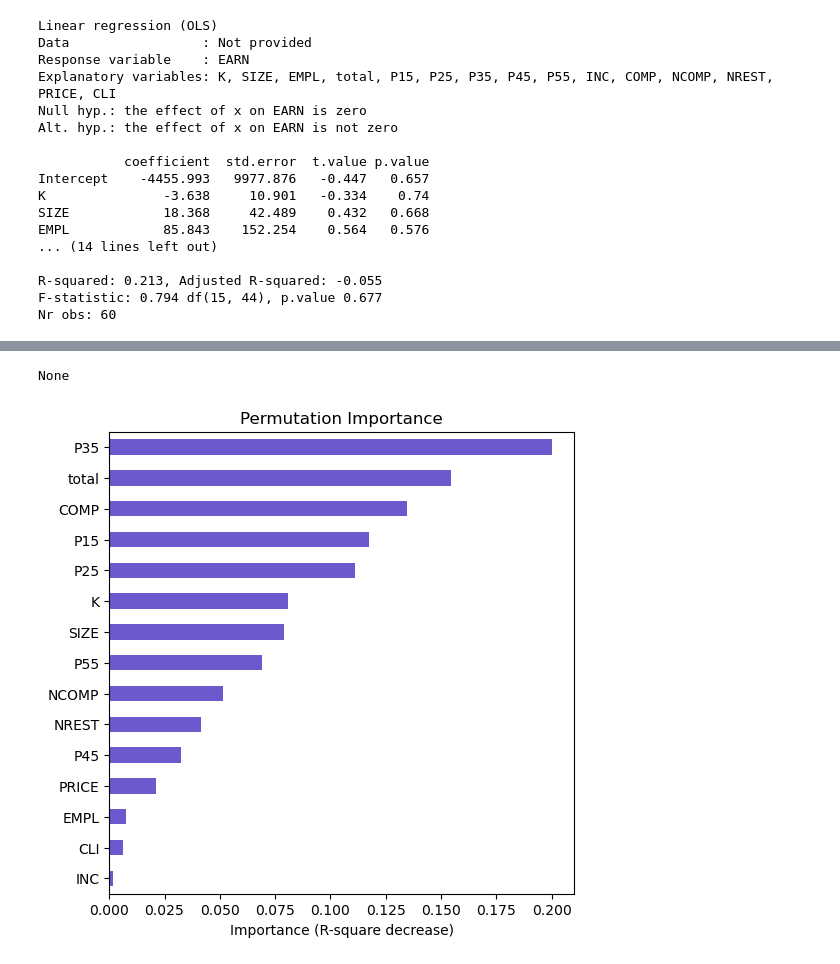
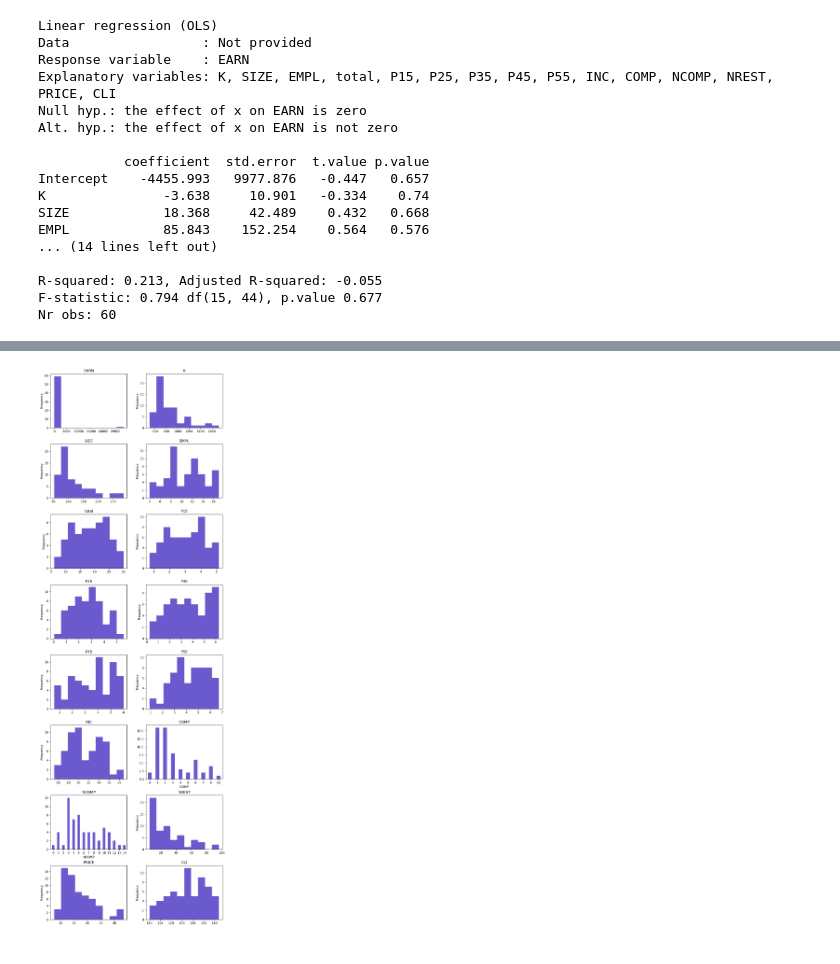
Before and after one commit to slee8495/Data_Models_Decisions_Chapter_6, a Jupyter notebook: analysis_croqpain.ipynb, the cells around one changed output, grey strips where cells are left out. Saved outputs shown, nothing was run; the diff lists cells and outputs as text; code cells hidden in the pictures.

```diff
--- a/analysis_croqpain.ipynb
+++ b/analysis_croqpain.ipynb
@@ -251,6 +251,4 @@ Additional data or a different analytical approach, such as incorporating intera
-# %%
-# Plot variable importance
-print(lr.plot(plots="vimp"))
-# %% [output]
-None
-[figure, removed]
+# %%
+lr.plot("distr")
+# %% [output]
+[figure, added]
```
Also changed, not shown: parts of 25 cells of this notebook, 4 other files.
